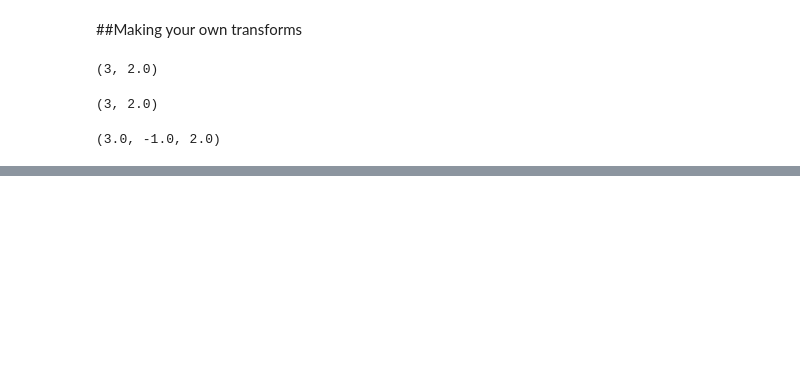
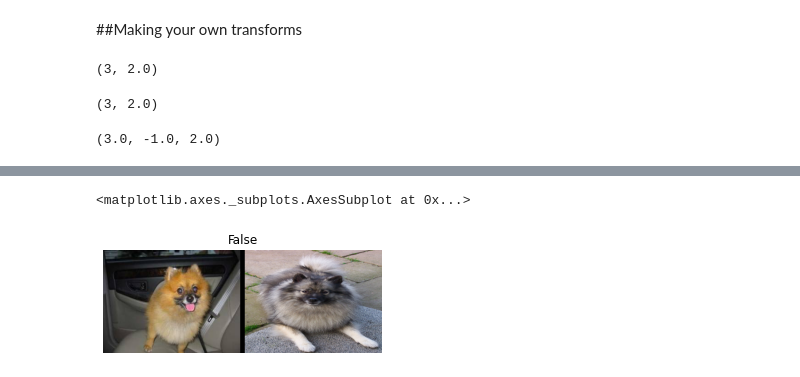
Before and after one commit to steimel60/ML, a Jupyter notebook: DeepLearning/DataMunging.ipynb, the cells around one changed output, grey strips where cells are left out. Drawn from its saved outputs; the diff is of its cells as text; code cells hidden in the pictures; blank space fills up the shorter version.

Commit message:
Custom transform class and performing transforms on dataloaders object

```diff
--- a/DeepLearning/DataMunging.ipynb
+++ b/DeepLearning/DataMunging.ipynb
@@ -64,0 +126,33 @@ tfm.mean,y,z
+# %%
+#Now we build our transform
+def label_func(fname):
+  return re.match(r'^(.*)_\d+.jpg$', fname.name).groups()[0]
+# %%
+#We are going to apply different transforms on validation and training sets
+class SiameseTransform(Transform):
+  def __init__(self, files, label_func, splits):
+    self.labels = files.map(label_func).unique()
+    self.lbl2files = {l: L(f for f in files if label_func(f) == l)
+                          for l in self.labels}
+    self.label_func = label_func
+    self.valid = {f: self._draw(f) for f in files[splits[1]]}
+
+  def encodes(self, f):
+    f2,t = self.valid.get(f, self._draw(f))
+    img1, img2 = PILImage.create(f),PILImage.create(f2)
+    return SiameseImage(img1, img2, t)
+
+  def _draw(self, f):
+    same = random.random() < .5
+    cls = self.label_func(f)
+    if not same:
+      cls = random.choice(L(l for l in self.labels if l != cls))
+    return random.choice(self.lbl2files[cls]), same
+# %%
+#Create main transform
+splits = RandomSplitter()(files)
+tfm = SiameseTransform(files, label_func, splits)
+tfm(files[0]).show()
+# %% [output]
+<matplotlib.axes._subplots.AxesSubplot at 0x...>
+[figure, added]
```
Also changed, not shown: parts of 13 cells of this notebook.
